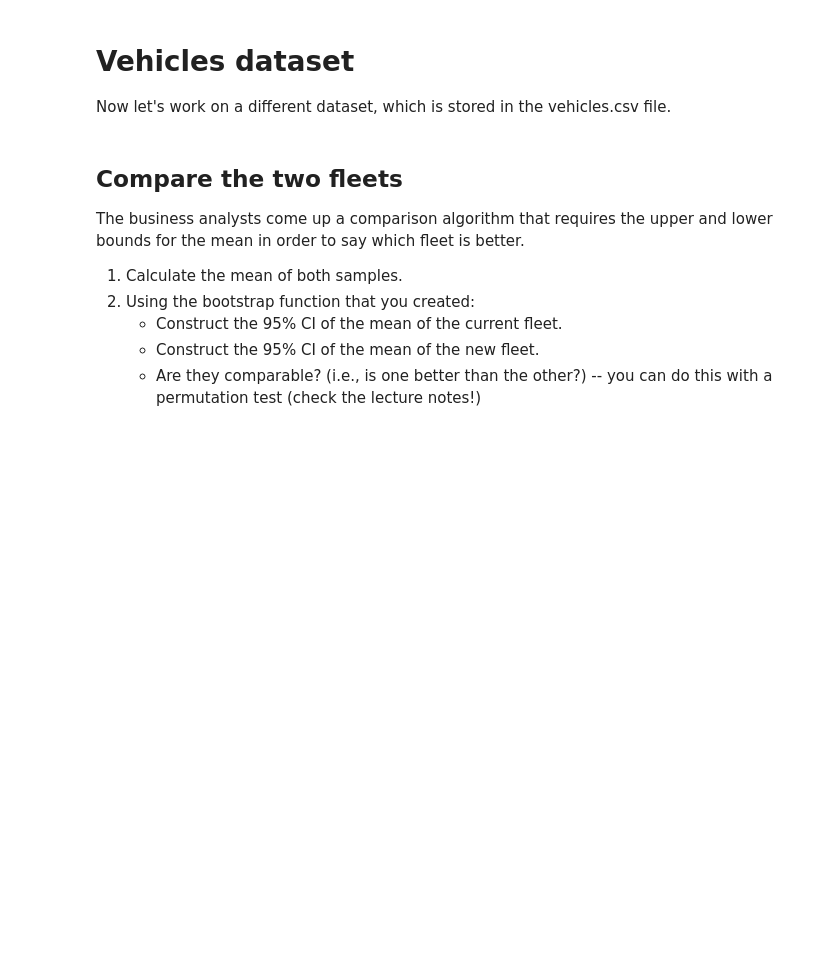
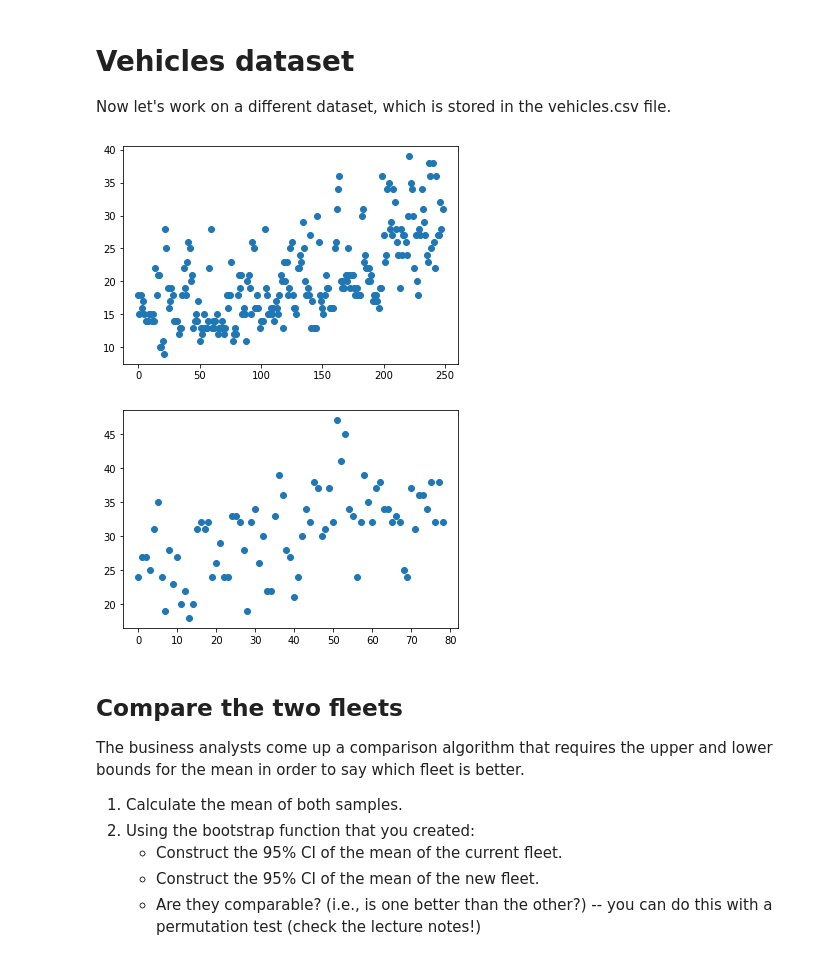
Before and after one commit to pateljay7018/CE888-7-SP-D.S.-and-decision-making-, a Jupyter notebook: Lab-2/bootstrap.ipynb, the cells around one changed output. Cells and saved outputs as stored; diff of their text form; code cells hidden in the pictures; blank space fills up the shorter version.

```diff
--- a/Lab-2/bootstrap.ipynb
+++ b/Lab-2/bootstrap.ipynb
@@ -90,3 +55,13 @@ def boostrap1(statistic_func, iterations, data):
+# %%
+def bootstrap_mean_ci(sample, sample_size, n_bootstraps, ci):
+	# <---INSERT YOUR CODE HERE--->
+  sam=np.random.choice(sample, size=(n_bootstraps, sample_size), replace=True, p=None)
+  data_mean=np.mean(sam)
+  av= np.mean(sam, axis=1)
+  per=np.percentile(av, [(100-ci)/2,100-((100-ci)/2)], axis=None, out=None)
+  lower=per[0]
+  upper=per[len(per)-1]
+  return data_mean, lower, upper
 # %%
 boots = []
 for i in range(100, 50000, 1000):
@@ -111,13 +87,32 @@ Now let's work on a different dataset, which is stored in the vehicles.csv file.
 # %%
 # Load and visualise the vehicles dataset
 # To load the dataset: https://neptune.ai/blog/google-colab-dealing-with-files (check section "Load individual files directly from GitHub")
 
 
 # Note that the current and new fleets are in different columns and have different lengths, so bear this in mind when you're plotting.
 # You can create separate scatterplots for the two fleets, as you would with the histograms,
 # or plot them both in one plot (but not one against the other).
 # <---INSERT YOUR CODE HERE--->
 # Note: you can add more cells as needed to organise your code and your plots
+df = pd.read_csv('https://raw.githubusercontent.com/albanda/CE888/master/lab2%20-%20bootstrap/vehicles.csv')
+data_f1 = df.values.T[0]
+data_f2t = df.values.T[1]
+data_f2=data_f2t[:79]
+
+x=[]
+for i in range(249):
+  x.append(i)
+
+import matplotlib.pyplot as plt
+plt.scatter(x, data_f1)
+plt.show()
+
+
+plt.scatter(x, data_f2t)
+plt.show()
+# %% [output]
+[figure, added]
+[figure, added]
 # %% [markdown]
 ## Compare the two fleets
 
```
Also changed, not shown: parts of 7 cells of this notebook.
